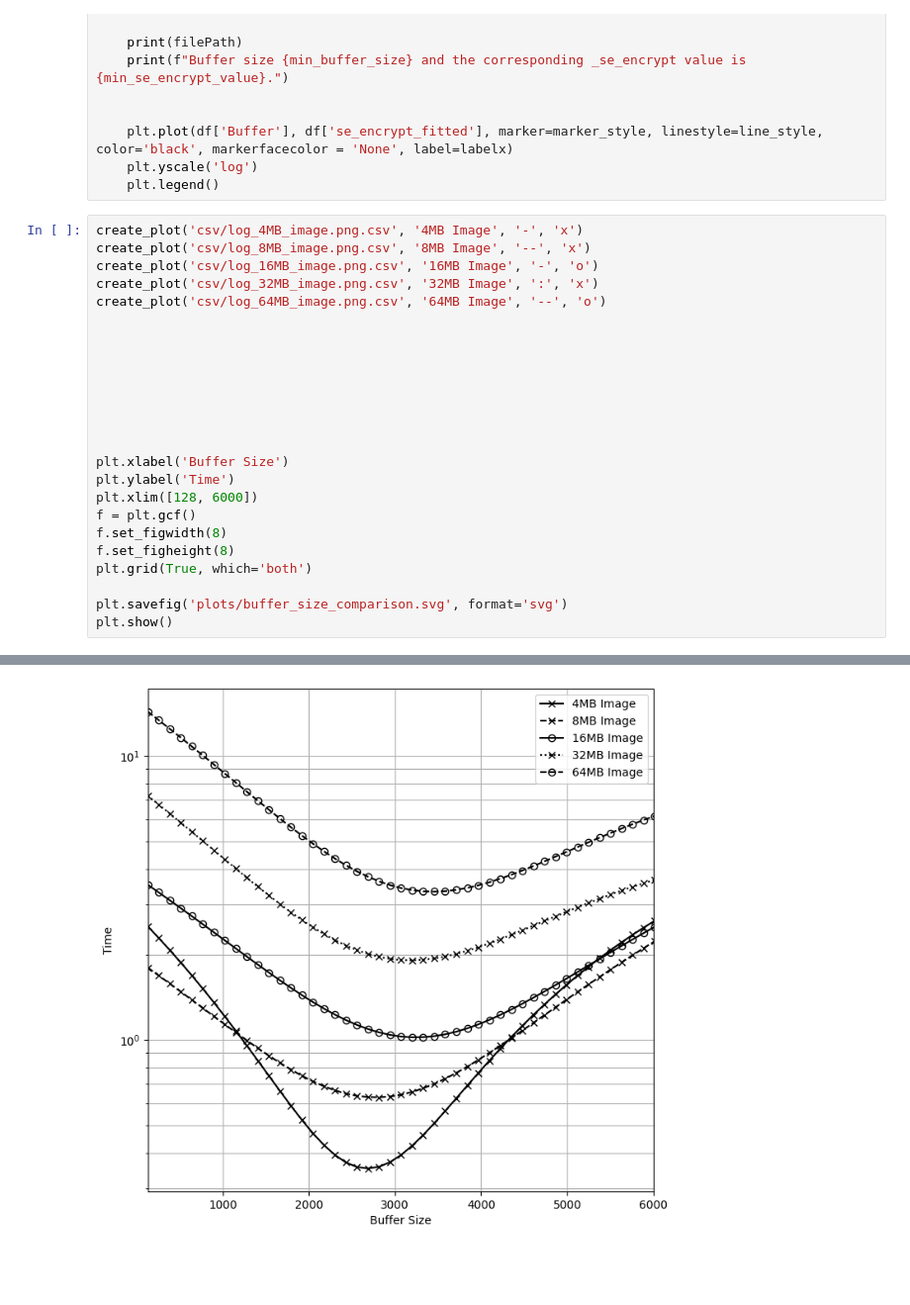
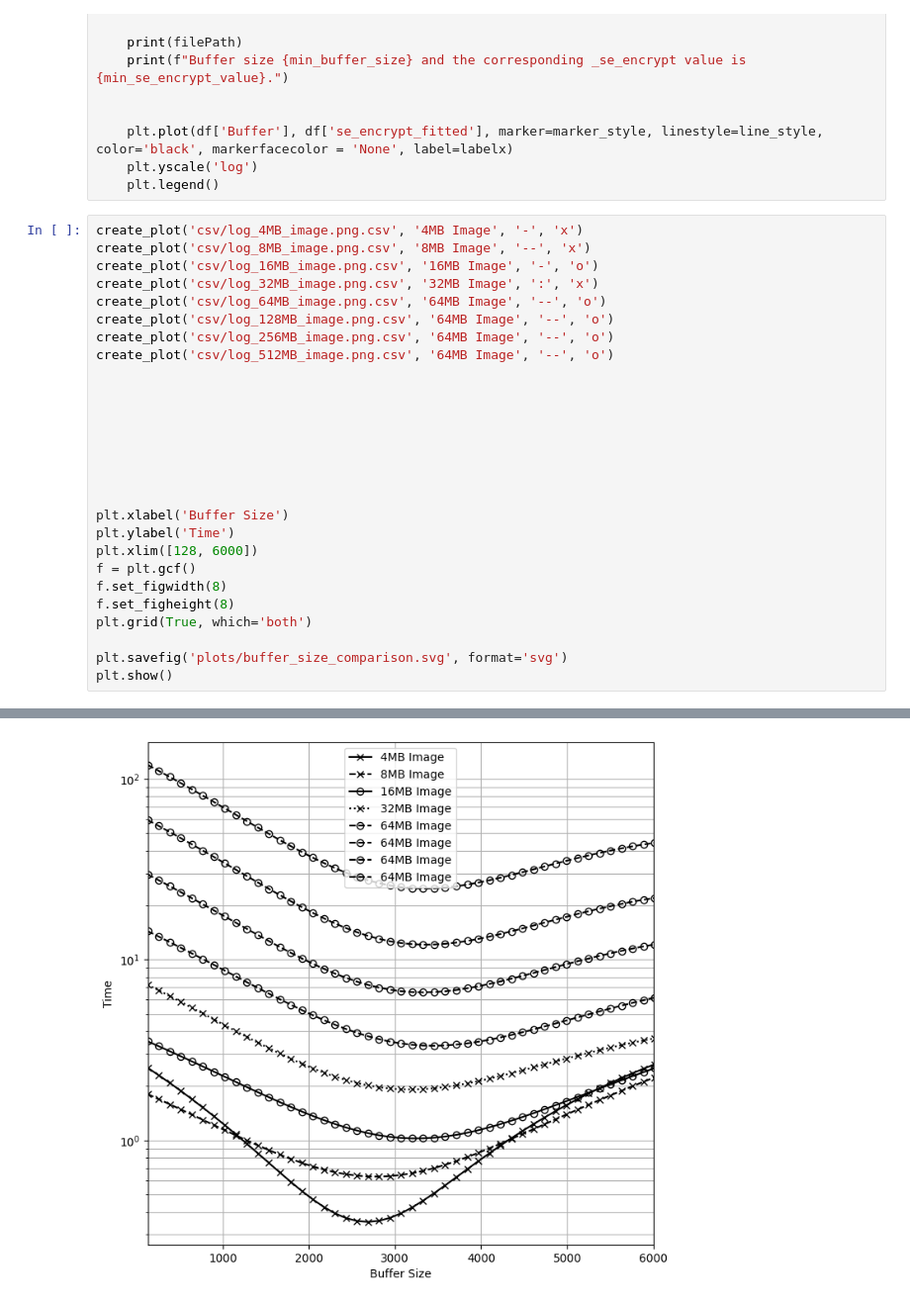
Before and after one commit to Patriot-Lab/ProjectSE, a Jupyter notebook: BufferSizeOptimization.ipynb, the cells around one changed output, grey strips where cells are left out. Shown at 99% size. Drawn from its saved outputs; the diff is of its cells as text; blank space fills up the shorter version.

```diff
--- a/BufferSizeOptimization.ipynb
+++ b/BufferSizeOptimization.ipynb
@@ -29,6 +29,9 @@ create_plot('csv/log_8MB_image.png.csv', '8MB Image', '--', 'x')
 create_plot('csv/log_16MB_image.png.csv', '16MB Image', '-', 'o')
 create_plot('csv/log_32MB_image.png.csv', '32MB Image', ':', 'x')
 create_plot('csv/log_64MB_image.png.csv', '64MB Image', '--', 'o')
+create_plot('csv/log_128MB_image.png.csv', '64MB Image', '--', 'o')
+create_plot('csv/log_256MB_image.png.csv', '64MB Image', '--', 'o')
+create_plot('csv/log_512MB_image.png.csv', '64MB Image', '--', 'o')
 
 
 
@@ -61,4 +70,4 @@ Buffer size 3456.0 and the corresponding _se_encrypt value is 3.333357418038144.
-[figure, old version]
+[figure, new version]
 # %%
 import pandas as pd
 import matplotlib.pyplot as plt
```
Also changed, not shown: parts of 2 cells of this notebook, 2 other files.
